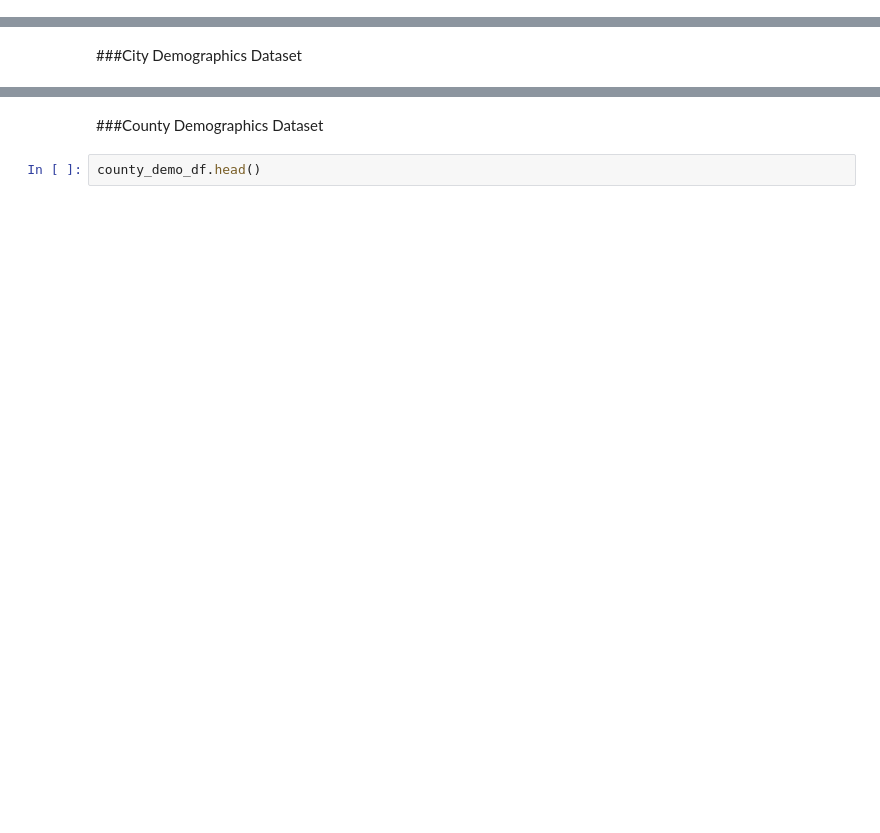
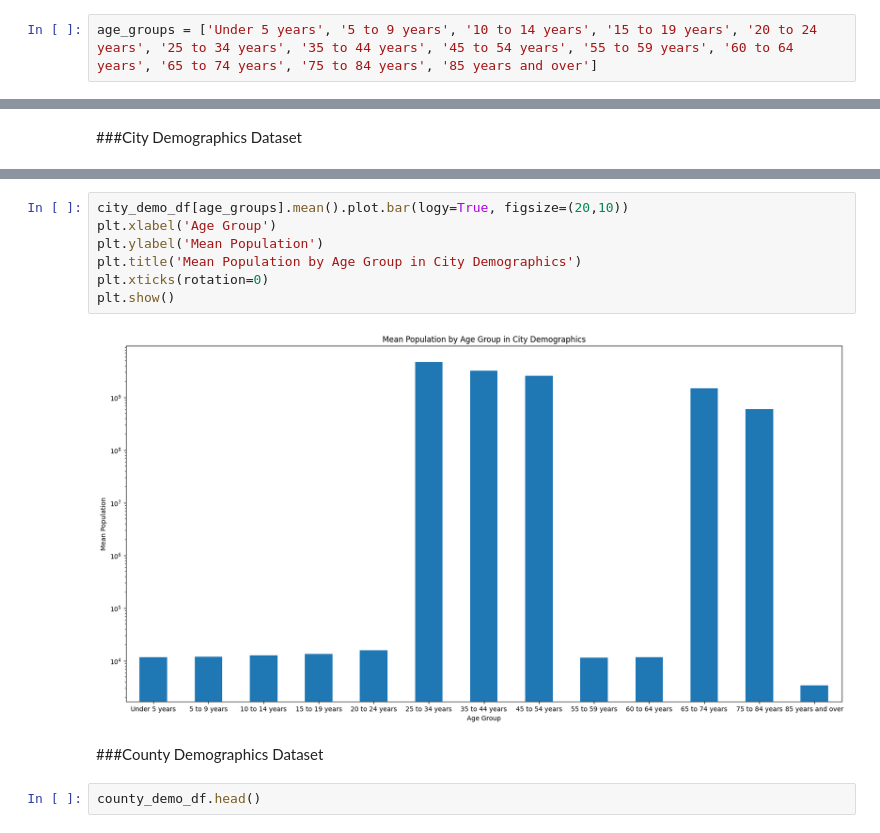
Before and after one commit to IsaacFigNewton/Analyzing-Hate-Crime-Data, a Jupyter notebook: Hate_Crime_Data_Exploration.ipynb, the cells around one changed output, grey strips where cells are left out. Saved outputs shown, nothing was run; the diff lists cells and outputs as text; blank space fills up the shorter version.

```diff
--- a/Hate_Crime_Data_Exploration.ipynb
+++ b/Hate_Crime_Data_Exploration.ipynb
@@ -75,0 +163,2 @@ See the caveats in the documentation: https://pandas.pydata.org/pandas-docs/stab
+# %%
+age_groups = ['Under 5 years', '5 to 9 years', '10 to 14 years', '15 to 19 years', '20 to 24 years', '25 to 34 years', '35 to 44 years', '45 to 54 years', '55 to 59 years', '60 to 64 years', '65 to 74 years', '75 to 84 years', '85 years and over']
@@ -707,3 +652,12 @@ _ = plt.ylabel('Under 5 years')
+# %%
+city_demo_df[age_groups].mean().plot.bar(logy=True, figsize=(20,10))
+plt.xlabel('Age Group')
+plt.ylabel('Mean Population')
+plt.title('Mean Population by Age Group in City Demographics')
+plt.xticks(rotation=0)
+plt.show()
+# %% [output]
+[figure, added]
 # %% [markdown]
 ###County Demographics Dataset
 # %%
```
Also changed, not shown: parts of 41 cells of this notebook.
